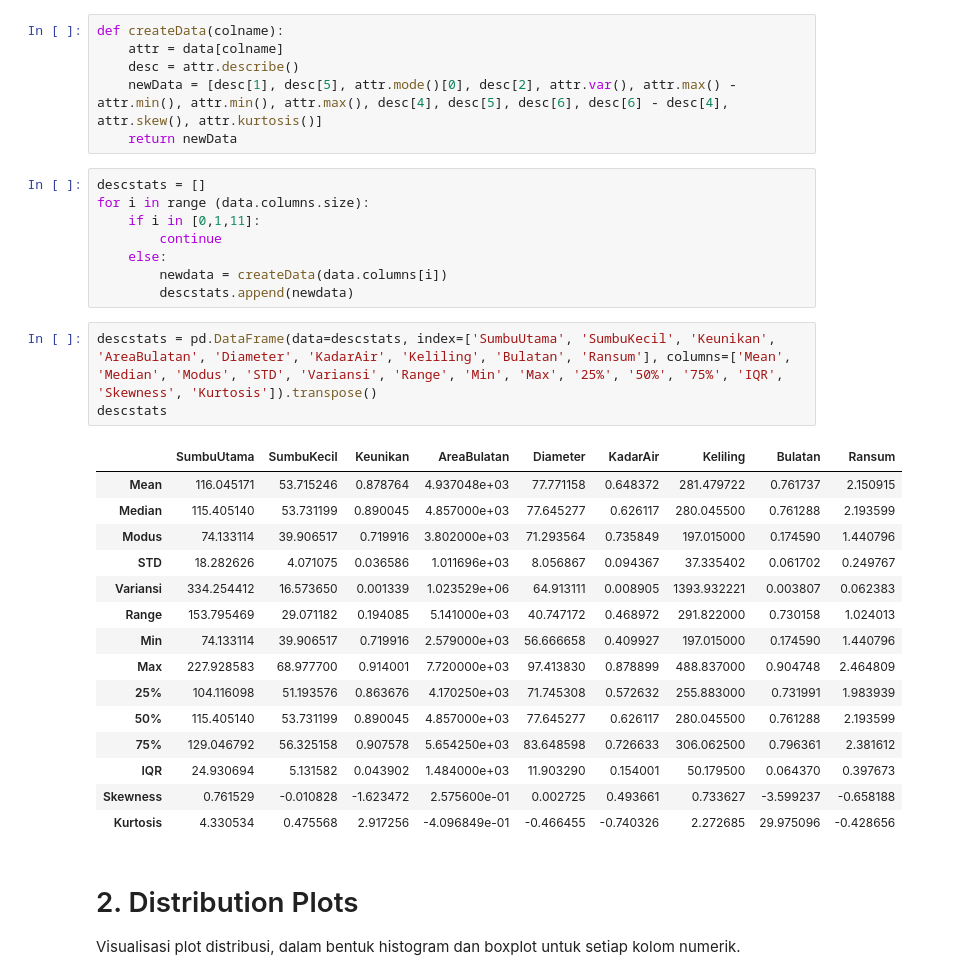
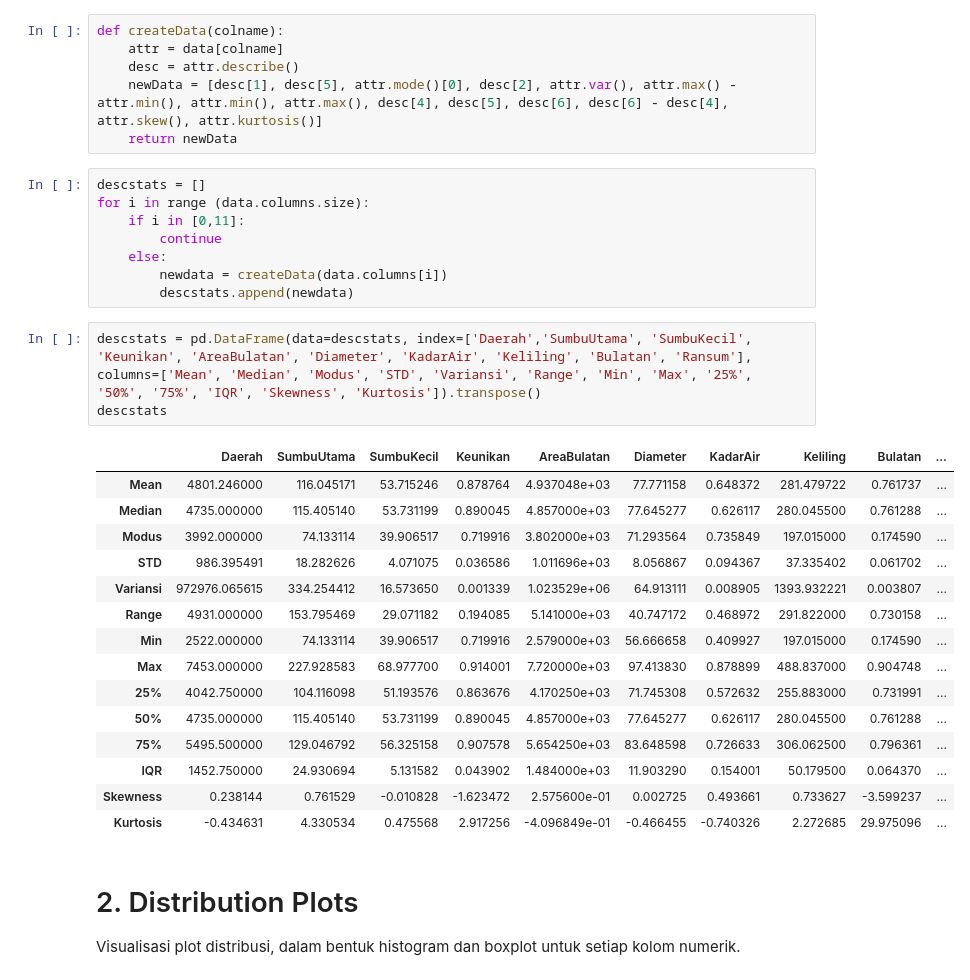
Before and after one commit to alifbhadrika/data-statistical-analysis, a Jupyter notebook: K04-T1-IF2220-13519186.ipynb, the cells around one changed output. Drawn from its saved outputs; the diff is of its cells as text.

Commit message:
add Daerah

```diff
--- a/K04-T1-IF2220-13519186.ipynb
+++ b/K04-T1-IF2220-13519186.ipynb
@@ -37,30 +38,30 @@ def createData(colname):
 # %%
 descstats = []
 for i in range (data.columns.size):
-    if i in [0,1,11]:
+    if i in [0,11]:
         continue
     else:
         newdata = createData(data.columns[i])
         descstats.append(newdata)
 # %%
-descstats = pd.DataFrame(data=descstats, index=['SumbuUtama', 'SumbuKecil', 'Keunikan', 'AreaBulatan', 'Diameter', 'KadarAir', 'Keliling', 'Bulatan', 'Ransum'], columns=['Mean', 'Median', 'Modus', 'STD', 'Variansi', 'Range', 'Min', 'Max', '25%', '50%', '75%', 'IQR', 'Skewness', 'Kurtosis']).transpose()
+descstats = pd.DataFrame(data=descstats, index=['Daerah','SumbuUtama', 'SumbuKecil', 'Keunikan', 'AreaBulatan', 'Diameter', 'KadarAir', 'Keliling', 'Bulatan', 'Ransum'], columns=['Mean', 'Median', 'Modus', 'STD', 'Variansi', 'Range', 'Min', 'Max', '25%', '50%', '75%', 'IQR', 'Skewness', 'Kurtosis']).transpose()
 descstats
 # %% [output]
-|  | SumbuUtama | SumbuKecil | Keunikan | AreaBulatan | Diameter | KadarAir | Keliling | Bulatan | Ransum |
-| Mean | 116.045171 | 53.715246 | 0.878764 | 4.937048e+03 | 77.771158 | 0.648372 | 281.479722 | 0.761737 | 2.150915 |
-| Median | 115.405140 | 53.731199 | 0.890045 | 4.857000e+03 | 77.645277 | 0.626117 | 280.045500 | 0.761288 | 2.193599 |
-| Modus | 74.133114 | 39.906517 | 0.719916 | 3.802000e+03 | 71.293564 | 0.735849 | 197.015000 | 0.174590 | 1.440796 |
-| STD | 18.282626 | 4.071075 | 0.036586 | 1.011696e+03 | 8.056867 | 0.094367 | 37.335402 | 0.061702 | 0.249767 |
-| Variansi | 334.254412 | 16.573650 | 0.001339 | 1.023529e+06 | 64.913111 | 0.008905 | 1393.932221 | 0.003807 | 0.062383 |
-| Range | 153.795469 | 29.071182 | 0.194085 | 5.141000e+03 | 40.747172 | 0.468972 | 291.822000 | 0.730158 | 1.024013 |
-| Min | 74.133114 | 39.906517 | 0.719916 | 2.579000e+03 | 56.666658 | 0.409927 | 197.015000 | 0.174590 | 1.440796 |
-| Max | 227.928583 | 68.977700 | 0.914001 | 7.720000e+03 | 97.413830 | 0.878899 | 488.837000 | 0.904748 | 2.464809 |
-| 25% | 104.116098 | 51.193576 | 0.863676 | 4.170250e+03 | 71.745308 | 0.572632 | 255.883000 | 0.731991 | 1.983939 |
-| 50% | 115.405140 | 53.731199 | 0.890045 | 4.857000e+03 | 77.645277 | 0.626117 | 280.045500 | 0.761288 | 2.193599 |
-| 75% | 129.046792 | 56.325158 | 0.907578 | 5.654250e+03 | 83.648598 | 0.726633 | 306.062500 | 0.796361 | 2.381612 |
-| IQR | 24.930694 | 5.131582 | 0.043902 | 1.484000e+03 | 11.903290 | 0.154001 | 50.179500 | 0.064370 | 0.397673 |
-| Skewness | 0.761529 | -0.010828 | -1.623472 | 2.575600e-01 | 0.002725 | 0.493661 | 0.733627 | -3.599237 | -0.658188 |
-| Kurtosis | 4.330534 | 0.475568 | 2.917256 | -4.096849e-01 | -0.466455 | -0.740326 | 2.272685 | 29.975096 | -0.428656 |
+|  | Daerah | SumbuUtama | SumbuKecil | Keunikan | AreaBulatan | Diameter | KadarAir | Keliling | Bulatan | ... |
+| Mean | 4801.246000 | 116.045171 | 53.715246 | 0.878764 | 4.937048e+03 | 77.771158 | 0.648372 | 281.479722 | 0.761737 | ... |
+| Median | 4735.000000 | 115.405140 | 53.731199 | 0.890045 | 4.857000e+03 | 77.645277 | 0.626117 | 280.045500 | 0.761288 | ... |
+| Modus | 3992.000000 | 74.133114 | 39.906517 | 0.719916 | 3.802000e+03 | 71.293564 | 0.735849 | 197.015000 | 0.174590 | ... |
+| STD | 986.395491 | 18.282626 | 4.071075 | 0.036586 | 1.011696e+03 | 8.056867 | 0.094367 | 37.335402 | 0.061702 | ... |
+| Variansi | 972976.065615 | 334.254412 | 16.573650 | 0.001339 | 1.023529e+06 | 64.913111 | 0.008905 | 1393.932221 | 0.003807 | ... |
+| Range | 4931.000000 | 153.795469 | 29.071182 | 0.194085 | 5.141000e+03 | 40.747172 | 0.468972 | 291.822000 | 0.730158 | ... |
+| Min | 2522.000000 | 74.133114 | 39.906517 | 0.719916 | 2.579000e+03 | 56.666658 | 0.409927 | 197.015000 | 0.174590 | ... |
+| Max | 7453.000000 | 227.928583 | 68.977700 | 0.914001 | 7.720000e+03 | 97.413830 | 0.878899 | 488.837000 | 0.904748 | ... |
+| 25% | 4042.750000 | 104.116098 | 51.193576 | 0.863676 | 4.170250e+03 | 71.745308 | 0.572632 | 255.883000 | 0.731991 | ... |
+| 50% | 4735.000000 | 115.405140 | 53.731199 | 0.890045 | 4.857000e+03 | 77.645277 | 0.626117 | 280.045500 | 0.761288 | ... |
+| 75% | 5495.500000 | 129.046792 | 56.325158 | 0.907578 | 5.654250e+03 | 83.648598 | 0.726633 | 306.062500 | 0.796361 | ... |
+| IQR | 1452.750000 | 24.930694 | 5.131582 | 0.043902 | 1.484000e+03 | 11.903290 | 0.154001 | 50.179500 | 0.064370 | ... |
+| Skewness | 0.238144 | 0.761529 | -0.010828 | -1.623472 | 2.575600e-01 | 0.002725 | 0.493661 | 0.733627 | -3.599237 | ... |
+| Kurtosis | -0.434631 | 4.330534 | 0.475568 | 2.917256 | -4.096849e-01 | -0.466455 | -0.740326 | 2.272685 | 29.975096 | ... |
 # %% [markdown]
 # 2. Distribution Plots
 Visualisasi plot distribusi, dalam bentuk histogram dan boxplot untuk setiap kolom numerik.
```
Also changed, not shown: parts of 11 cells of this notebook.
